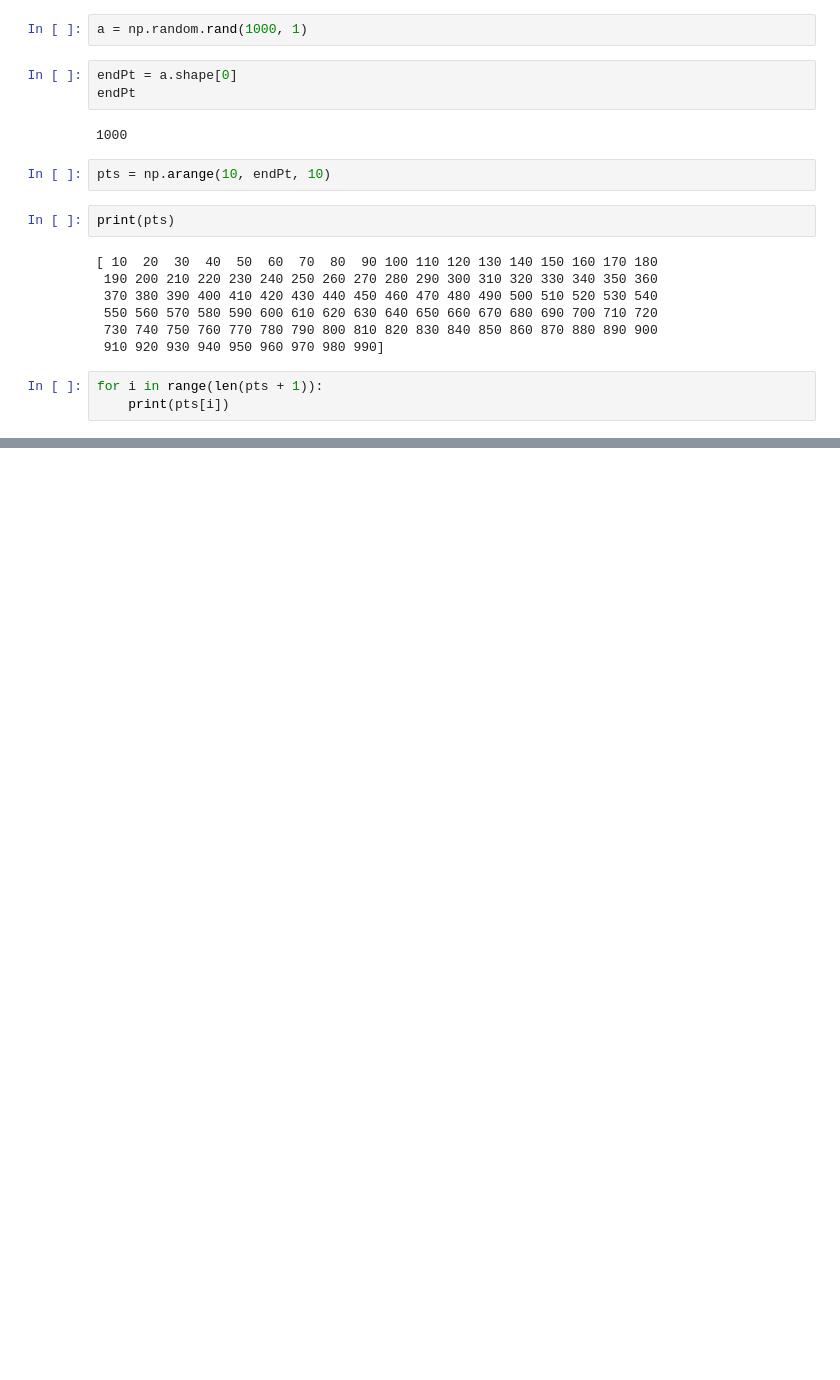
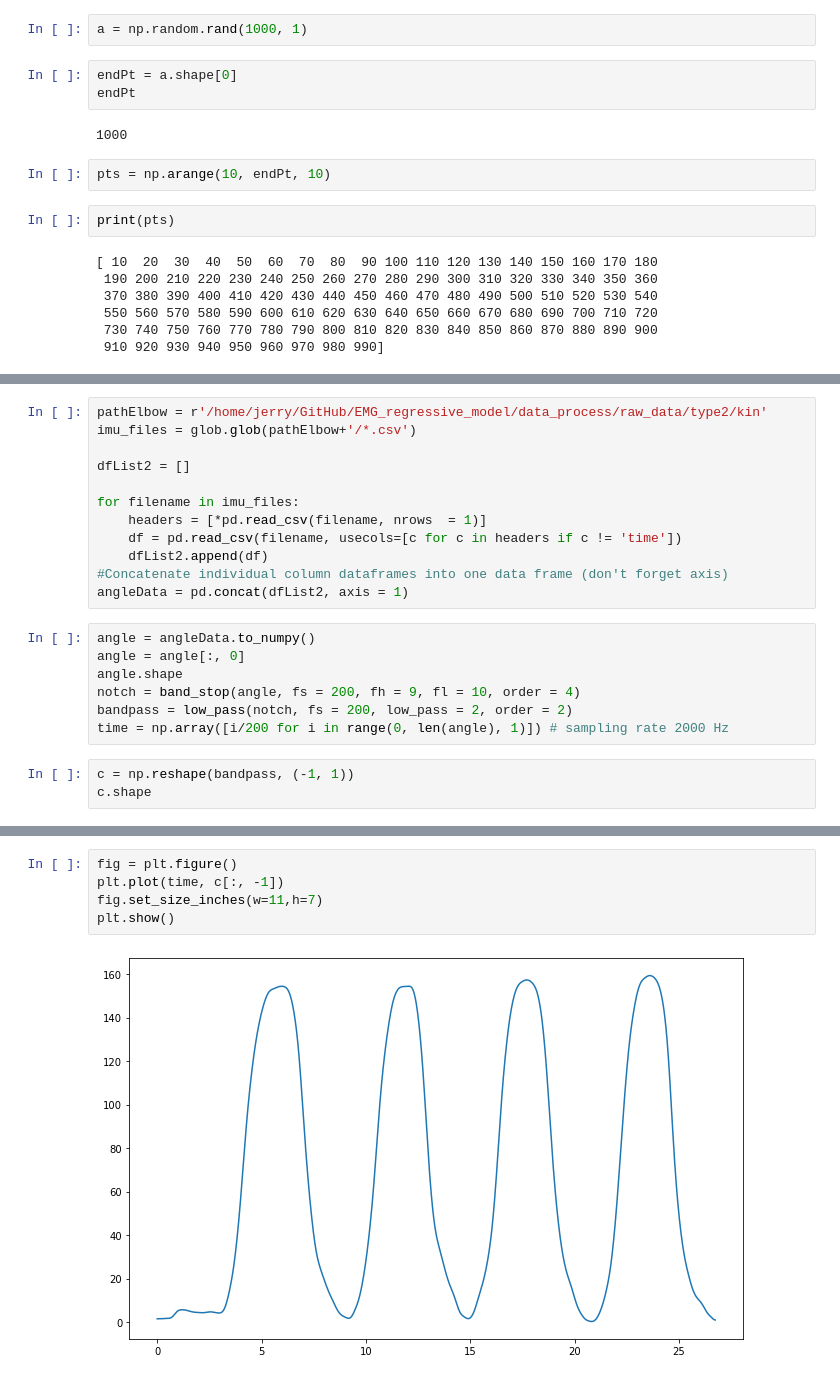
Before and after one commit to jiruifu-jerry0219/UpperLimbEstimator, a Jupyter notebook: data_process/test.ipynb, the cells around one changed output, grey strips where cells are left out. Saved outputs shown, nothing was run; the diff lists cells and outputs as text; blank space fills up the shorter version.

```diff
--- a/data_process/test.ipynb
+++ b/data_process/test.ipynb
@@ -18,6 +18,3 @@ print(pts)
  550 560 570 580 590 600 610 620 630 640 650 660 670 680 690 700 710 720
  730 740 750 760 770 780 790 800 810 820 830 840 850 860 870 880 890 900
  910 920 930 940 950 960 970 980 990]
-# %%
-for i in range(len(pts + 1)):
-    print(pts[i])
@@ -41,0 +89,22 @@ for i in range(len(pts + 1)):
+# %%
+pathElbow = r'/home/jerry/GitHub/EMG_regressive_model/data_process/raw_data/type2/kin'
+imu_files = glob.glob(pathElbow+'/*.csv')
+
+dfList2 = []
+
+for filename in imu_files:
+    headers = [*pd.read_csv(filename, nrows  = 1)]
+    df = pd.read_csv(filename, usecols=[c for c in headers if c != 'time'])
+    dfList2.append(df)
+#Concatenate individual column dataframes into one data frame (don't forget axis)
+angleData = pd.concat(dfList2, axis = 1)
+# %%
+angle = angleData.to_numpy()
+angle = angle[:, 0]
+angle.shape
+notch = band_stop(angle, fs = 200, fh = 9, fl = 10, order = 4)
+bandpass = low_pass(notch, fs = 200, low_pass = 2, order = 2)
+time = np.array([i/200 for i in range(0, len(angle), 1)]) # sampling rate 2000 Hz
+# %%
+c = np.reshape(bandpass, (-1, 1))
+c.shape
@@ -41,0 +132,7 @@ for i in range(len(pts + 1)):
+# %%
+fig = plt.figure()
+plt.plot(time, c[:, -1])
+fig.set_size_inches(w=11,h=7)
+plt.show()
+# %% [output]
+[figure, added]
```
Also changed, not shown: parts of 11 cells of this notebook, 33 other files.
